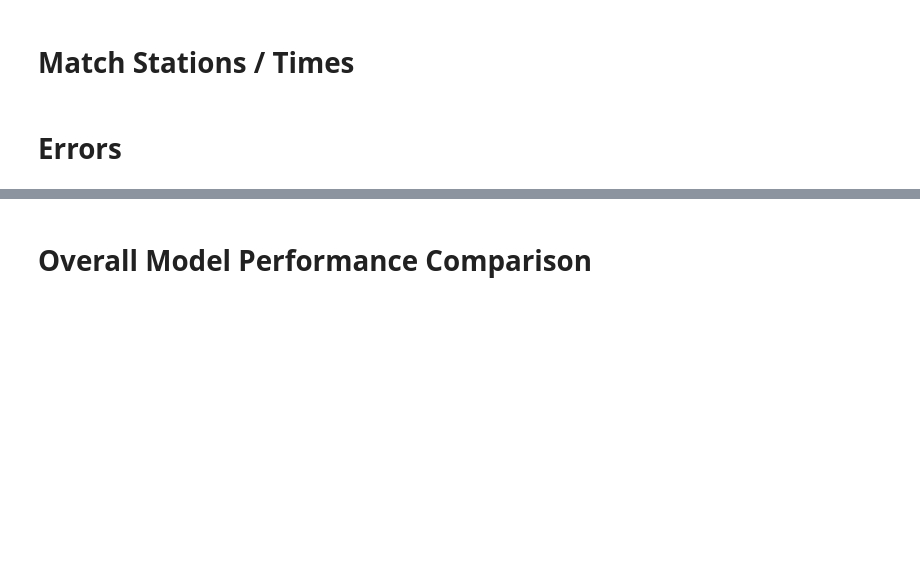
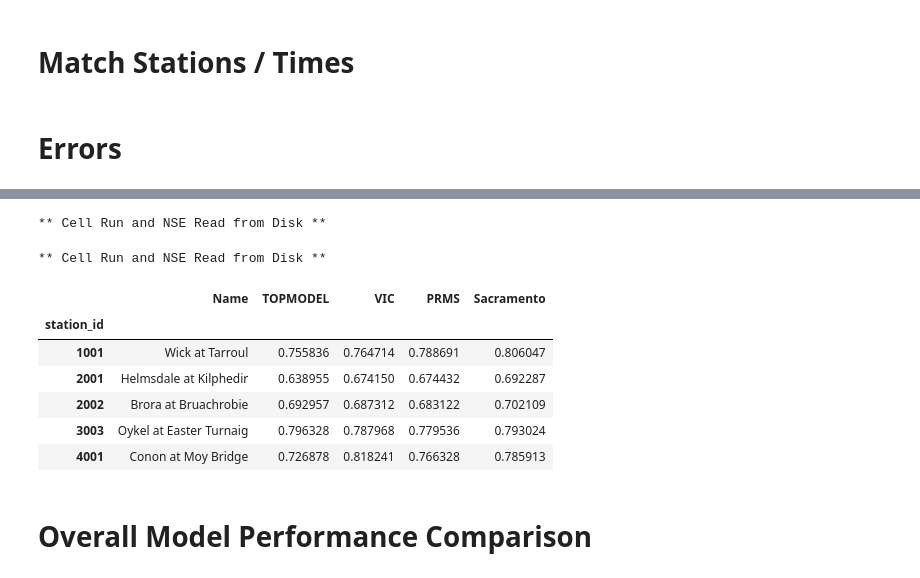
Before and after one commit to ECMWFCode4Earth/ml_drought, a Jupyter notebook: notebooks/draft/48_a_ML_model_errors.ipynb, the cells around one changed output, grey strips where cells are left out. Cells and saved outputs as stored; diff of their text form; code cells hidden in the pictures; blank space fills up the shorter version.

```diff
--- a/notebooks/draft/48_a_ML_model_errors.ipynb
+++ b/notebooks/draft/48_a_ML_model_errors.ipynb
@@ -303,3 +314,75 @@ fuse_nse_df.head()
+# %%
+if not RECALCULATE:
+    ## READ FROM PUBLISHED RESULTS
+    gauge_names = static['gauge_name'].to_dataframe()
+
+    def fix_name(string: str):
+        string = string.replace("_060", "_TOPMODEL")
+        string = string.replace("_230", "_VIC")
+        string = string.replace("_342", "_PRMS")
+        string = string.replace("_426", "_SACRAMENTO")
+        return string
+
+    performance_scores = pd.read_csv(data_dir / "FUSE/Summary_Scores/Best_Scores.txt", skiprows=4)
+
+    # fix the column names
+    performance_scores.columns = [fix_name(c) for c in performance_scores.columns]
+
+    # get matching stations
+    performance_scores = performance_scores.loc[np.isin(performance_scores["Gauge_ID"], ds["station_id"])]
+
+    print("** Cell Run and NSE Read from Disk **")
+# %% [output]
+** Cell Run and NSE Read from Disk **
+# %%
+if not RECALCULATE:
+    # NSE
+    nse2_df = performance_scores.loc[:, [("ID" in c) or ("NSE" in c) for c in performance_scores.columns]]
+    nse2_df = gauge_names.join(nse2_df.set_index("Gauge_ID")).rename({"gauge_name": "Name"}, axis=1)
+    nse2_df.columns = [["NSE" for _ in range(len(nse2_df.columns))], [c.replace("NSE_", "") for c in nse2_df.columns]]
+
+    # MSE
+    mse2_df = performance_scores.loc[:, [("ID" in c) or ("MSE" in c) for c in performance_scores.columns]]
+    mse2_df = gauge_names.join(mse2_df.set_index("Gauge_ID")).rename({"gauge_name": "Name"}, axis=1)
+    mse2_df.columns = [["MSE" for _ in range(len(mse2_df.columns))], [c.replace("MSE_", "") for c in mse2_df.columns]]
+
+    # Bias
+    bias2_df = performance_scores.loc[:, [("ID" in c) or ("Bias" in c) for c in performance_scores.columns]]
+    gauge_id = bias2_df["Gauge_ID"]
+    bias2_df = bias2_df * 100
+    bias2_df["Gauge_ID"] = gauge_id
+    bias2_df = gauge_names.join(bias2_df.set_index("Gauge_ID")).rename({"gauge_name": "Name"}, axis=1)
+    bias2_df.columns = [["BIAS" for _ in range(len(bias2_df.columns))], [c.replace("Relative_Bias_", "") for c in bias2_df.columns]]
+
+
+    # JOIN all into one dataframe
+    fuse_errors = pd.concat([nse2_df, bias2_df, mse2_df], axis=1)
+    fuse_errors = fuse_errors.rename({"NSE": "nse", "BIAS": "bias", "MSE": "mse"}, axis=1, level=0)
+    try:
+        fuse_errors = fuse_errors.drop('time', axis=1, level=1).swaplevel(axis=1).sort_index(axis=1)
+    except KeyError:
+        pass
+
+    # for plotting
+    fuse_bias = bias2_df.droplevel(axis=1, level=0).rename({"SACRAMENTO": "Sacramento"}, axis=1)
+    fuse_nse_df = nse2_df.droplevel(axis=1, level=0).rename({"SACRAMENTO": "Sacramento"}, axis=1)
+
+    print("** Cell Run and NSE Read from Disk **")
+# %% [output]
+** Cell Run and NSE Read from Disk **
+# %%
+# fuse_nse2_df = fuse_nse2_df.rename({"SACRAMENTO": "Sacramento"}, axis=1)
+
+display(fuse_nse_df.head())
+# display(fuse_nse2_df.head())
+# %% [output]
+|  | Name | TOPMODEL | VIC | PRMS | Sacramento |
+| station_id |  |  |  |  |  |
+| 1001 | Wick at Tarroul | 0.755836 | 0.764714 | 0.788691 | 0.806047 |
+| 2001 | Helmsdale at Kilphedir | 0.638955 | 0.674150 | 0.674432 | 0.692287 |
+| 2002 | Brora at Bruachrobie | 0.692957 | 0.687312 | 0.683122 | 0.702109 |
+| 3003 | Oykel at Easter Turnaig | 0.796328 | 0.787968 | 0.779536 | 0.793024 |
+| 4001 | Conon at Moy Bridge | 0.726878 | 0.818241 | 0.766328 | 0.785913 |
 # %% [markdown]
 # Overall Model Performance Comparison
 # %%
```
Also changed, not shown: parts of 34 cells of this notebook, 2 other files.
